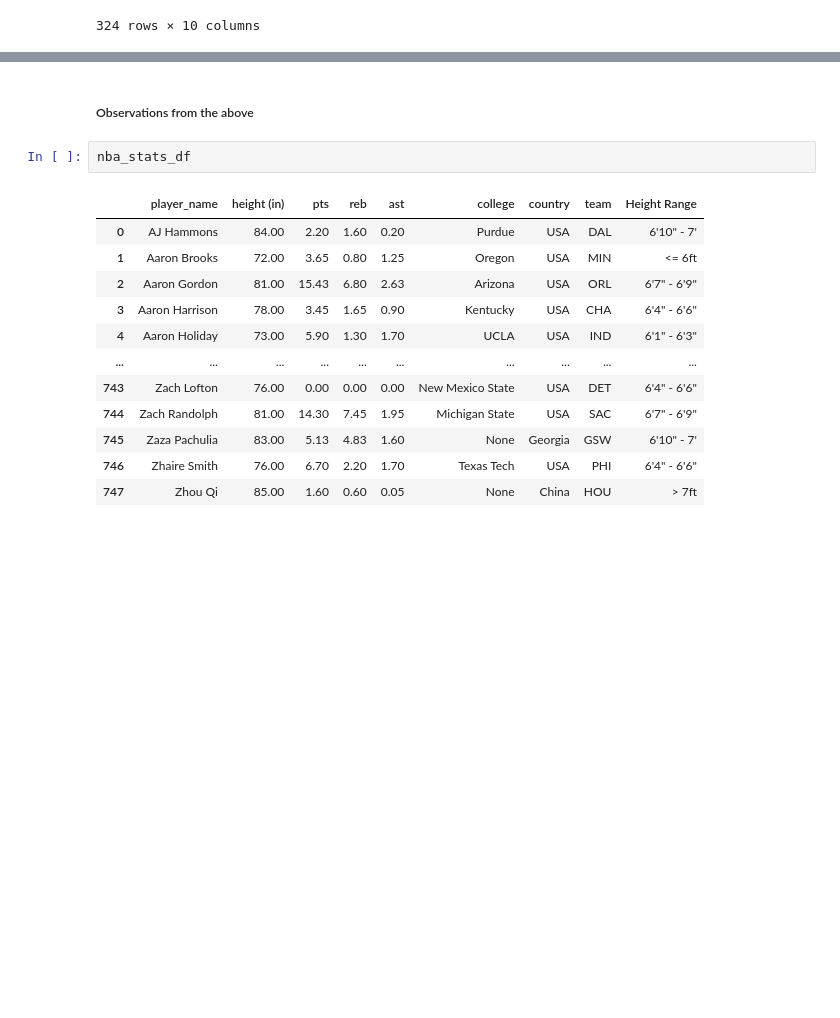
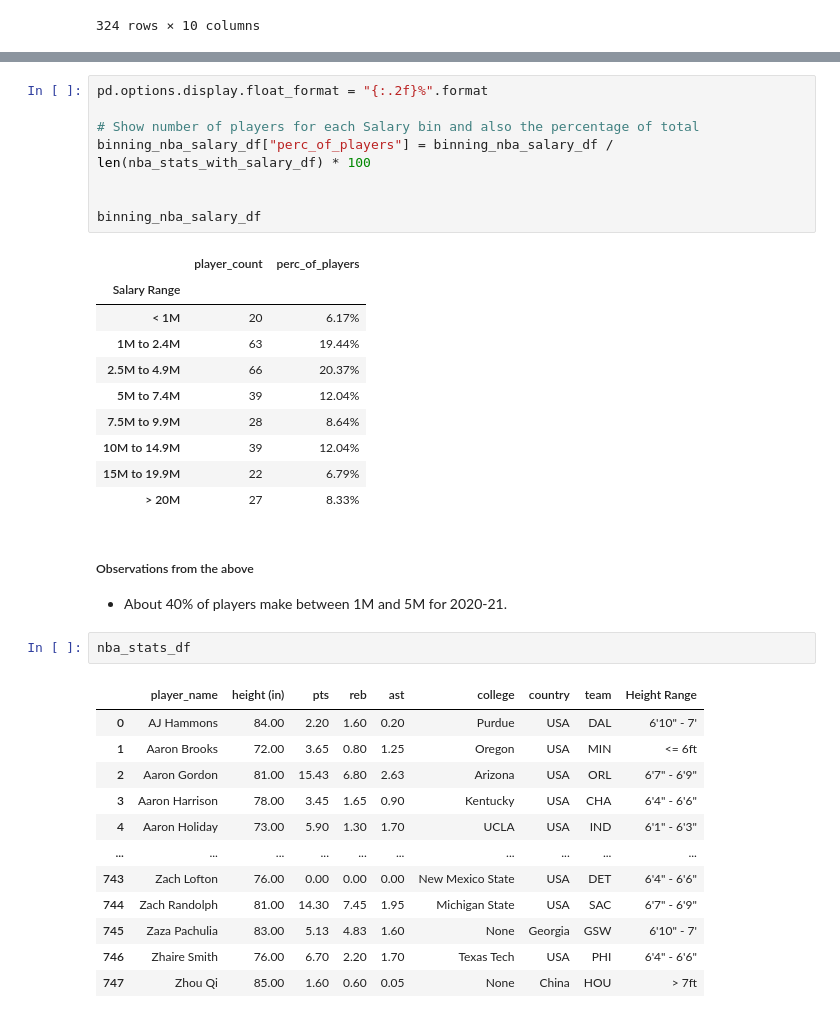
Before and after one commit to ic17rey/butler-groupA-project1, a Jupyter notebook: nba_height_project_analysis.ipynb, the cells around one changed output, grey strips where cells are left out. Cells and saved outputs as stored; diff of their text form; blank space fills up the shorter version.

```diff
--- a/nba_height_project_analysis.ipynb
+++ b/nba_height_project_analysis.ipynb
@@ -222,8 +253,28 @@ binning_nba_salary_df
 | 10M to 14.9M | 39 |
 | 15M to 19.9M | 22 |
 | > 20M | 27 |
+# %%
+pd.options.display.float_format = "{:.2f}%".format
+
+# Show number of players for each Salary bin and also the percentage of total
+binning_nba_salary_df["perc_of_players"] = binning_nba_salary_df / len(nba_stats_with_salary_df) * 100
+
+
+binning_nba_salary_df
+# %% [output]
+|  | player_count | perc_of_players |
+| Salary Range |  |  |
+| < 1M | 20 | 6.17% |
+| 1M to 2.4M | 63 | 19.44% |
+| 2.5M to 4.9M | 66 | 20.37% |
+| 5M to 7.4M | 39 | 12.04% |
+| 7.5M to 9.9M | 28 | 8.64% |
+| 10M to 14.9M | 39 | 12.04% |
+| 15M to 19.9M | 22 | 6.79% |
+| > 20M | 27 | 8.33% |
 # %% [markdown]
 ##### Observations from the above
+* About 40% of players make between 1M and 5M for 2020-21.
 # %%
 nba_stats_df
 # %% [output]
```
Also changed, not shown: parts of 25 cells of this notebook, 3 other files.
